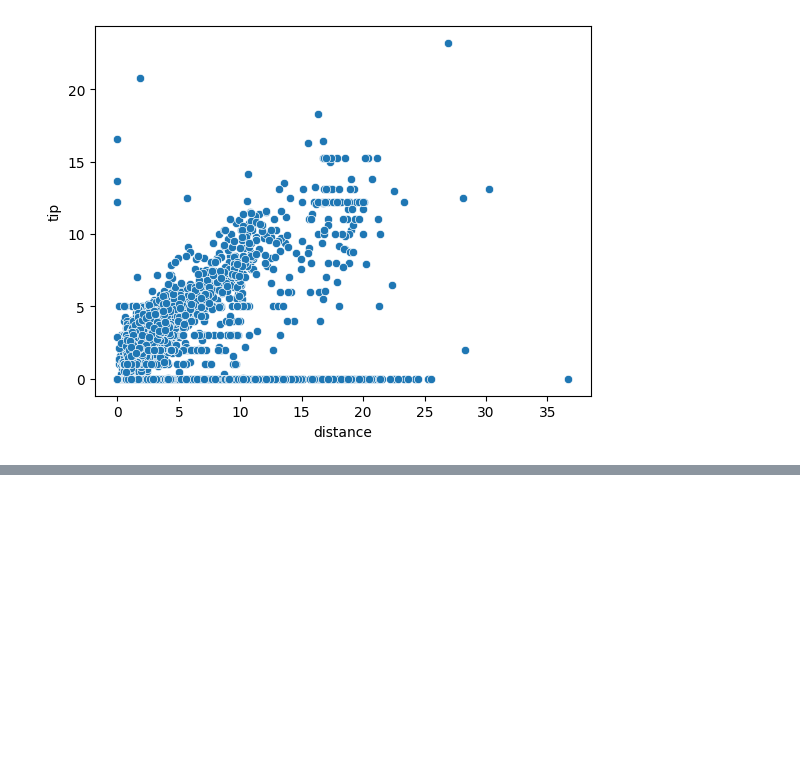
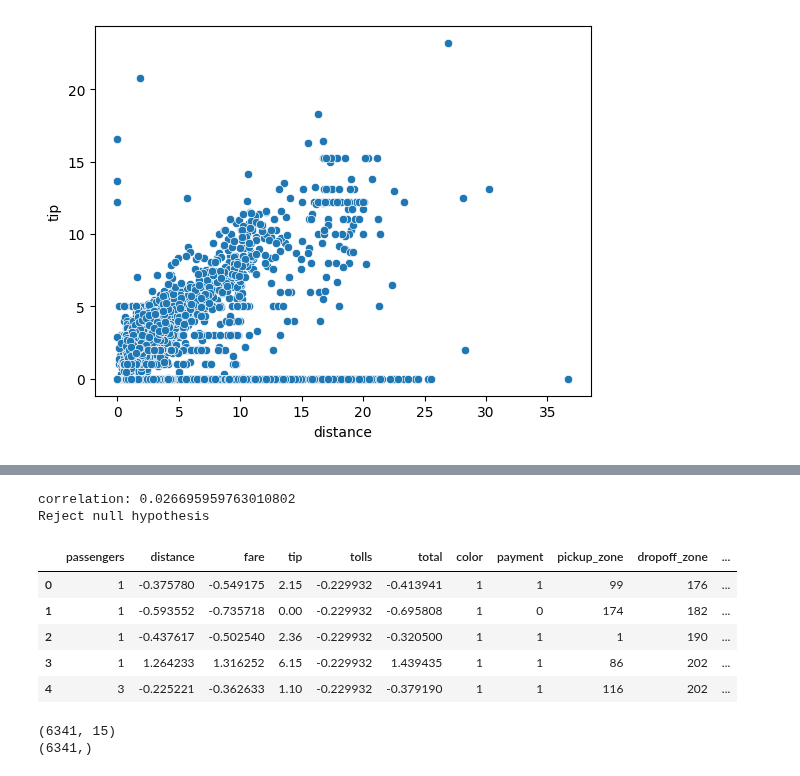
Before and after one commit to ptejaswi528/EDA, a Jupyter notebook: tests.ipynb, the cells around one changed output, grey strips where cells are left out. Cells and saved outputs as stored; diff of their text form; code cells hidden in the pictures; blank space fills up the shorter version.

```diff
--- a/tests.ipynb
+++ b/tests.ipynb
@@ -425,3 +425,11 @@ sns.scatterplot(x=df['distance'], y=df['tip'])
 # %% [output]
 <Axes: xlabel='distance', ylabel='tip'>
 [figure]
+# %%
+df['dropoff_month']=df['dropoff'].dt.month_name()
+df['dropoff_year']=df['dropoff'].dt.year
+df['dropoff_dayname']=df['dropoff'].dt.day_name()
+df['dropoff_hour']=df['dropoff'].dt.hour
+df['dropoff_minute']=df['dropoff'].dt.minute
+df['dropoff_second']=df['dropoff'].dt.second
+df['dropoff_day']=df['dropoff'].dt.day
@@ -427,0 +451,35 @@ sns.scatterplot(x=df['distance'], y=df['tip'])
+# %%
+df['pickup_dayname'] = df['pickup'].dt.day_name()
+
+df['pickup_month'] = df['pickup'].dt.month_name()
+
+df['pickup_quarter'] = df['pickup'].dt.quarter
+
+df['pickup_year'] = df['pickup'].dt.year
+
+df['pickup_hour'] = df['pickup'].dt.hour
+df['pickup_second']=df['pickup'].dt.second
+df['pickup_minute']=df['pickup'].dt.minute
+df['pickup_day']=df['pickup'].dt.day
+# %%
+r,p_val=stats.spearmanr(df['tip'],df['pickup_dayname'])
+print("correlation:",r)
+alpha=0.05
+if p_val<alpha:
+  print("Reject null hypothesis")
+else:
+  print("fail to reject null hypothesis")
+# %% [output]
+correlation: 0.026695959763010802
+Reject null hypothesis
+# %%
+my_drop_list = [
+    'pickup_month','pickup_day','pickup_year','pickup_second','pickup_minute','pickup_quarter','dropoff_month','dropoff_year','dropoff_day','dropoff_minute','dropoff_second','dropoff_quarter','pickup','dropoff']
+existing_columns_to_drop = [col for col in my_drop_list if col in df.columns]
+if existing_columns_to_drop:
+
+    df = df.drop(columns=existing_columns_to_drop) # Modify df directly
+
+    print(f"Successfully dropped columns: {existing_columns_to_drop}")
+    print("\nFirst 5 rows of the DataFrame after dropping columns:")
+    display(df.head())
@@ -427,0 +495,18 @@ sns.scatterplot(x=df['distance'], y=df['tip'])
+# %%
+from sklearn.preprocessing import LabelEncoder
+lb=LabelEncoder()
+
+# The columns pickup_month, dropoff_month, pickup_day are dropped or are already numeric
+cat=['color','payment','pickup_zone','dropoff_zone','pickup_borough','dropoff_borough','pickup_dayname','dropoff_dayname']
+for i in cat:
+    df[i]=lb.fit_transform(df[i])
+
+
+df.head()
+# %% [output]
+|  | passengers | distance | fare | tip | tolls | total | color | payment | pickup_zone | dropoff_zone | ... |
+| 0 | 1 | -0.375780 | -0.549175 | 2.15 | -0.229932 | -0.413941 | 1 | 1 | 99 | 176 | ... |
+| 1 | 1 | -0.593552 | -0.735718 | 0.00 | -0.229932 | -0.695808 | 1 | 0 | 174 | 182 | ... |
+| 2 | 1 | -0.437617 | -0.502540 | 2.36 | -0.229932 | -0.320500 | 1 | 1 | 1 | 190 | ... |
+| 3 | 1 | 1.264233 | 1.316252 | 6.15 | -0.229932 | 1.439435 | 1 | 1 | 86 | 202 | ... |
+| 4 | 3 | -0.225221 | -0.362633 | 1.10 | -0.229932 | -0.379190 | 1 | 1 | 116 | 202 | ... |
@@ -427,0 +527,6 @@ sns.scatterplot(x=df['distance'], y=df['tip'])
+# %%
+print(x.shape)
+print(y.shape)
+# %% [output]
+(6341, 15)
+(6341,)
```
Also changed, not shown: parts of 26 cells of this notebook.
